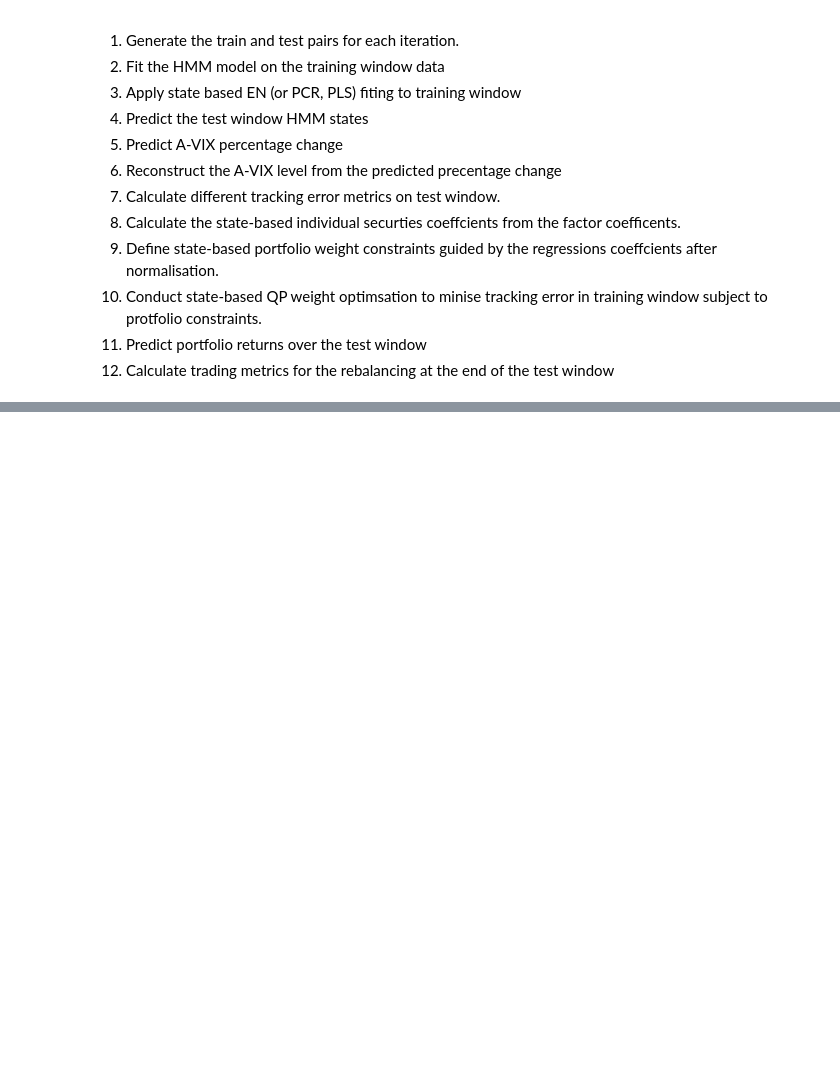
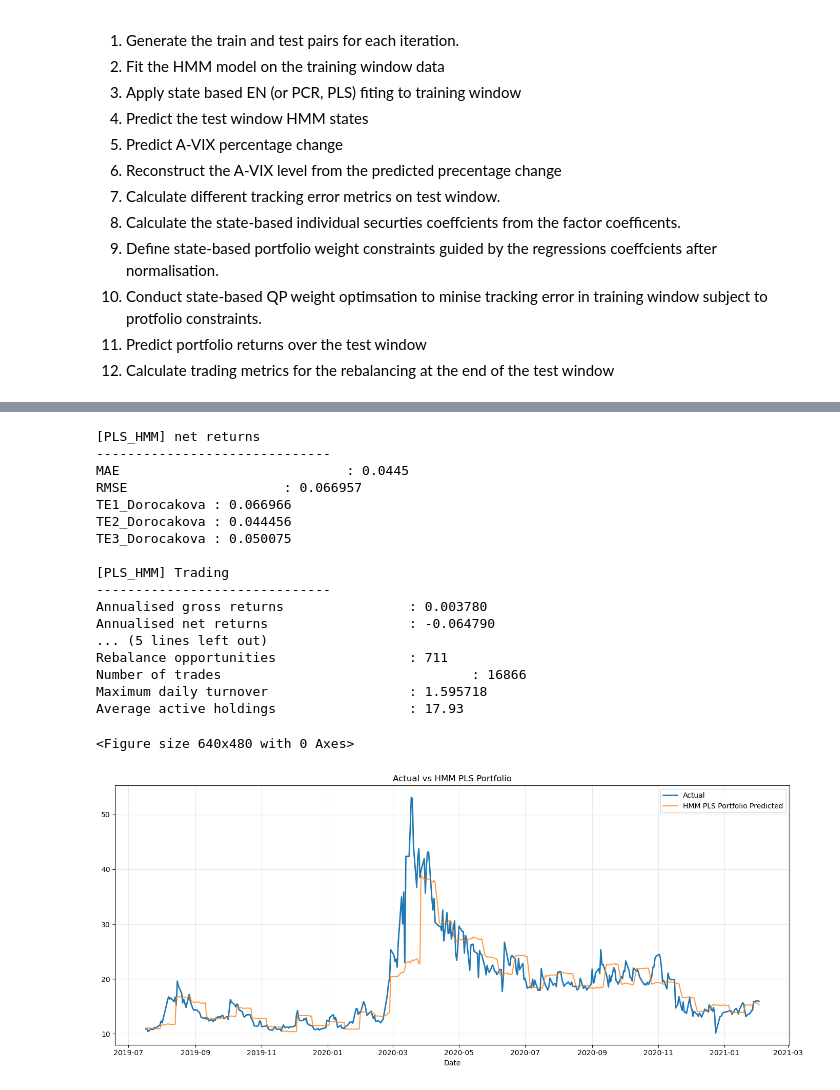
Before and after one commit to georgeyfady/Group_17836_Capstone, a Jupyter notebook: M4/Group_17836_M4.ipynb, the cells around one changed output, grey strips where cells are left out. Cells and saved outputs as stored; diff of their text form; code cells hidden in the pictures; blank space fills up the shorter version.

```diff
--- a/M4/Group_17836_M4.ipynb
+++ b/M4/Group_17836_M4.ipynb
@@ -1485,0 +1698,25 @@ Number of state transitions: 156
+# %%
+#########################
+# Expanding HMM + PLS
+#########################
+
+hmm_emissions = df_p[hmm_features].copy()
+hmm_states = expanding_hmm_states(hmm_emissions,TRN_WINDOW,TST_WINDOW)
+
+pls_ncomponents_exp = PLS_COMPONENTS
+y_pred_pls_exp, y_pred_portfolio_pls_exp, reconst_pls_exp, pls_components_exp, pred_states_pls_exp, hmm_pls_coeff, hmm_pls_weights, hmm_pls_qp_weights, hmm_pls_trading, gross_returns_pls_exp = expanding_walk_forward(
+    'PLS',X,y,screened_prices['^AXVI'],hmm_states,TRN_WINDOW,TST_WINDOW,pls_ncomponents_exp)
+
+pred_start = TRN_WINDOW
+pred_end = pred_start + len(y_pred_pls_exp)
+
+#metrics_portfolio_pls_exp = compute_tracking_metrics('[PLS_HMM] total returns',y.iloc[pred_start:pred_end].values,gross_returns_pls_exp)
+metrics_portfolio_pls_exp = compute_tracking_metrics('[PLS_HMM] net returns',y.iloc[pred_start:pred_end].values,y_pred_portfolio_pls_exp)
+metrics_trading_pls_exp = compute_trading_metrics('[PLS_HMM] Trading',hmm_pls_trading,y_pred_portfolio_pls_exp,gross_returns_pls_exp)
+pls_exp_objective = metrics_trading_pls_exp.loc[metrics_trading_pls_exp['Metric']=='net_annualised_returns', 'Value'].values[0]
+
+if PLOT_GRAPH ==True:
+    PLT_STRT = 1950 #0
+    PLT_SIZE = 400  #4000
+    focused_plot('HMM PLS Portfolio',reconst_pls_exp,screened_prices['^AXVI'].iloc[pred_start:pred_end],PLT_STRT,PLT_SIZE)
+# %% [output]
@@ -1485,0 +1740,19 @@ Number of state transitions: 156
+[PLS_HMM] net returns
+------------------------------
+MAE                             : 0.0445
+RMSE                    : 0.066957
+TE1_Dorocakova : 0.066966
+TE2_Dorocakova : 0.044456
+TE3_Dorocakova : 0.050075
+
+[PLS_HMM] Trading
+------------------------------
+Annualised gross returns                : 0.003780
+Annualised net returns                  : -0.064790
+... (5 lines left out)
+Rebalance opportunities                 : 711
+Number of trades                                : 16866
+Maximum daily turnover                  : 1.595718
+Average active holdings                 : 17.93
+<Figure size 640x480 with 0 Axes>
+[figure, added]
```
Also changed, not shown: parts of 10 cells of this notebook.
